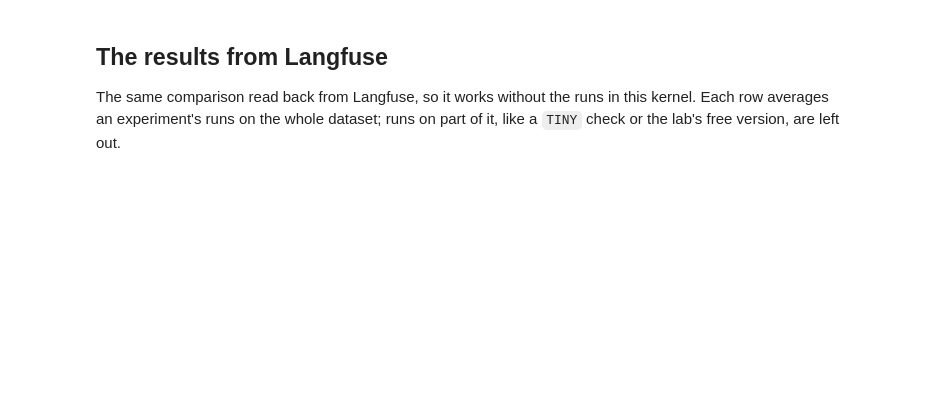
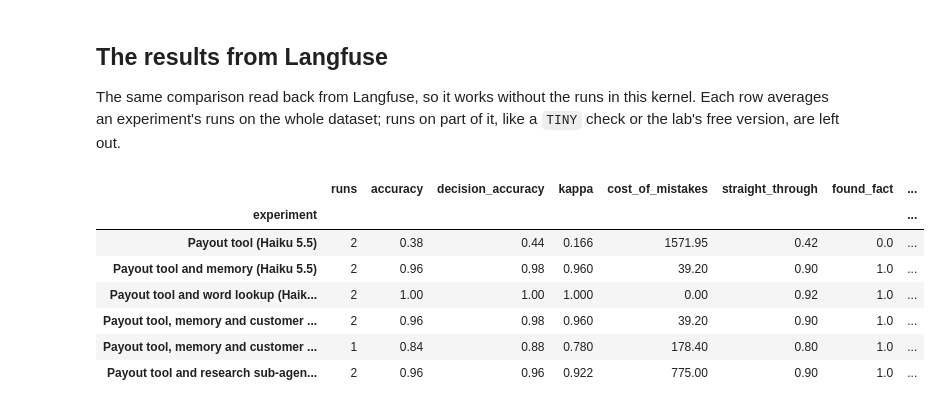
Before and after one commit to Darko-Martinovic/ai-fde-agentic-engineering, a Jupyter notebook: community_contributions/Darko-Martinovic/week2day2_challenge.ipynb, the cells around one changed output. Cells and saved outputs as stored; diff of their text form; code cells hidden in the pictures; blank space fills up the shorter version.

```diff
--- a/community_contributions/Darko-Martinovic/week2day2_challenge.ipynb
+++ b/community_contributions/Darko-Martinovic/week2day2_challenge.ipynb
@@ -711,27 +946,38 @@ The same comparison read back from Langfuse, so it works without the runs in thi
 # %%
 SUMMARY = ["runs", "accuracy", "decision_accuracy", "kappa", "cost_of_mistakes", "straight_through", "found_fact", "searches_a_claim", "llm_cost", "seconds_a_claim"]
 
 
 def langfuse_runs(dataset):
     """Every scored run on the whole dataset in Langfuse, one row each, with its run scores."""
     runs, cursor = [], None
     while True:
         page = langfuse.api.experiments.list(from_start_time=dataset.created_at, dataset_id=dataset.id, fields="core,scores", limit=100, cursor=cursor)
         runs += page.data
         cursor = page.meta.cursor
         if not cursor:
             break
     return pd.DataFrame([
         {"experiment": run.name.rsplit(" - ", 1)[0], "started": run.start_time, **{score.name: score.value for score in run.scores or []}}
         for run in runs
         if run.item_count == len(dataset.items) and run.scores
     ])
 
 
+# Langfuse sends the scores in the background, so send what is left before reading them back
+langfuse.flush()
 runs = langfuse_runs(langfuse.get_dataset(DATASET))
 if runs.empty:
     print("No runs on the whole dataset yet")
 else:
     runs = runs.sort_values("started")
     summary = runs.groupby("experiment", sort=False).mean(numeric_only=True).assign(runs=runs.groupby("experiment", sort=False).size())
     display(summary[[column for column in SUMMARY if column in summary]].round(3))
+# %% [output]
+|  | runs | accuracy | decision_accuracy | kappa | cost_of_mistakes | straight_through | found_fact | ... |
+| experiment |  |  |  |  |  |  |  | ... |
+| Payout tool (Haiku 5.5) | 2 | 0.38 | 0.44 | 0.166 | 1571.95 | 0.42 | 0.0 | ... |
+| Payout tool and memory (Haiku 5.5) | 2 | 0.96 | 0.98 | 0.960 | 39.20 | 0.90 | 1.0 | ... |
+| Payout tool and word lookup (Haik... | 2 | 1.00 | 1.00 | 1.000 | 0.00 | 0.92 | 1.0 | ... |
+| Payout tool, memory and customer ... | 2 | 0.96 | 0.98 | 0.960 | 39.20 | 0.90 | 1.0 | ... |
+| Payout tool, memory and customer ... | 1 | 0.84 | 0.88 | 0.780 | 178.40 | 0.80 | 1.0 | ... |
+| Payout tool and research sub-agen... | 2 | 0.96 | 0.96 | 0.922 | 775.00 | 0.90 | 1.0 | ... |
```
Also changed, not shown: parts of 21 cells of this notebook.
